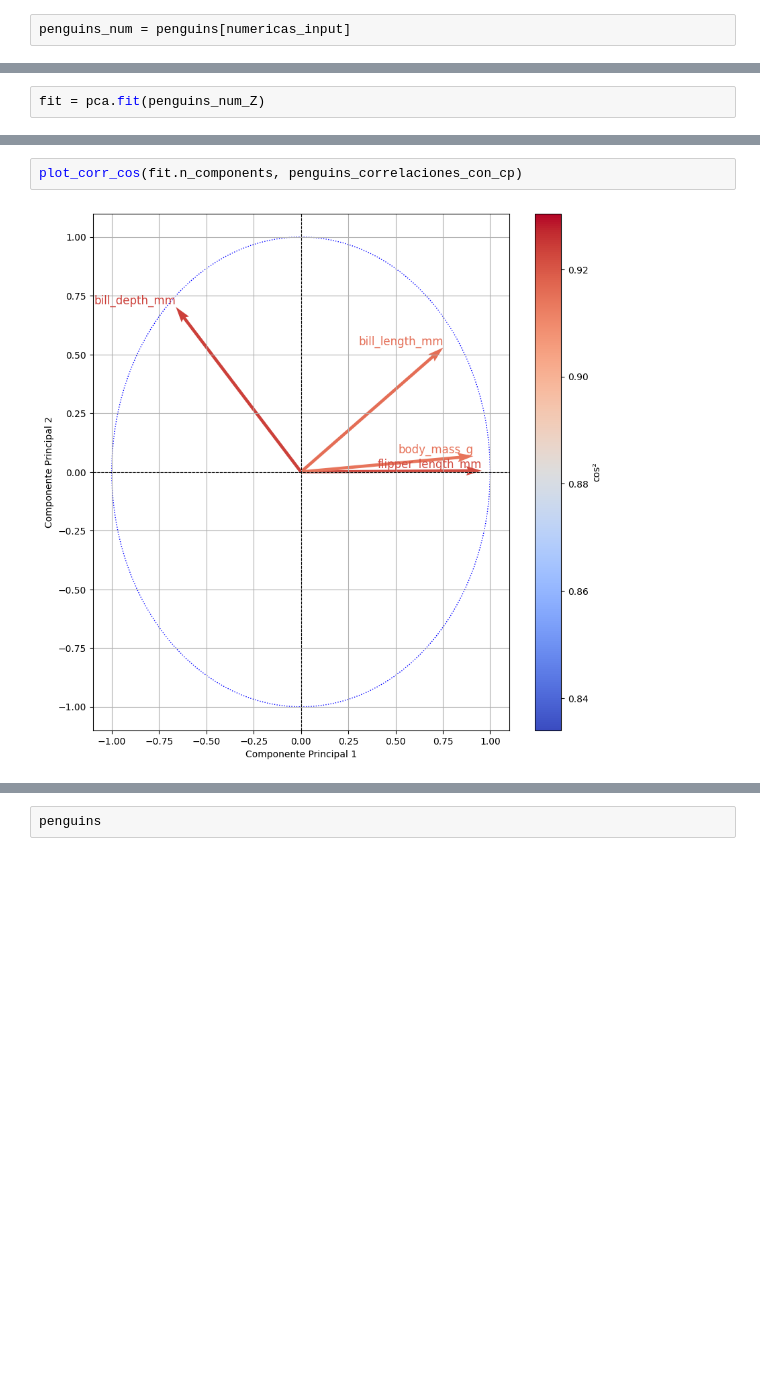
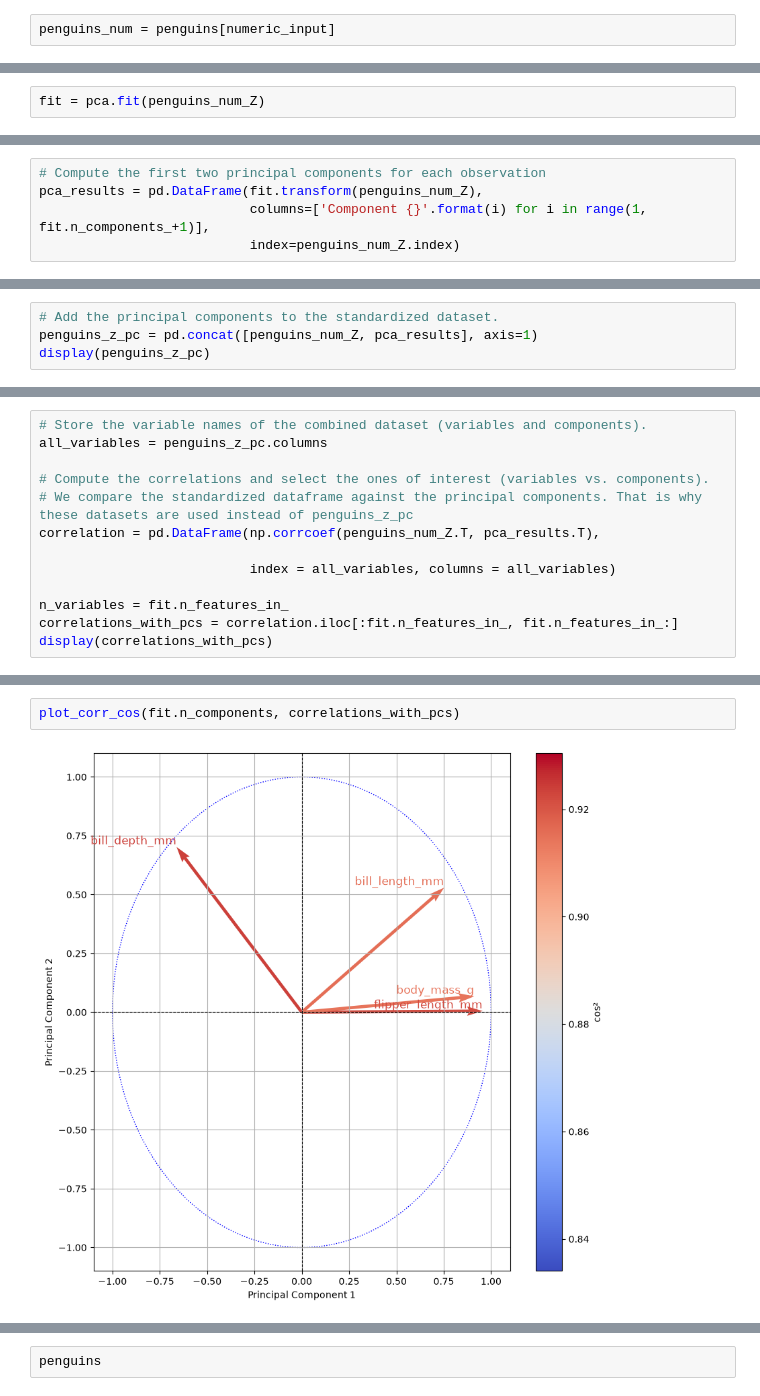
Before and after one commit to adoviguerav/penguins_pca_clustering, a Jupyter notebook: PCA_Clustering_Adolfo_Viguera.ipynb, the cells around one changed output, grey strips where cells are left out. Cells and saved outputs as stored; diff of their text form; blank space fills up the shorter version.

```diff
--- a/PCA_Clustering_Adolfo_Viguera.ipynb
+++ b/PCA_Clustering_Adolfo_Viguera.ipynb
@@ -137,2 +137,2 @@ categoricas_input = [variable for variable in variables_input if variable not in
 # %%
-penguins_num = penguins[numericas_input]
+penguins_num = penguins[numeric_input]
@@ -280,0 +218,5 @@ En los próximos gráficos observamos los resultados de una forma más visual
+# %%
+# Compute the first two principal components for each observation
+pca_results = pd.DataFrame(fit.transform(penguins_num_Z),
+                           columns=['Component {}'.format(i) for i in range(1, fit.n_components_+1)],
+                           index=penguins_num_Z.index)
@@ -280,0 +225,4 @@ En los próximos gráficos observamos los resultados de una forma más visual
+# %%
+# Add the principal components to the standardized dataset.
+penguins_z_pc = pd.concat([penguins_num_Z, pca_results], axis=1)
+display(penguins_z_pc)
@@ -280,0 +245,13 @@ En los próximos gráficos observamos los resultados de una forma más visual
+# %%
+# Store the variable names of the combined dataset (variables and components).
+all_variables = penguins_z_pc.columns
+
+# Compute the correlations and select the ones of interest (variables vs. components).
+# We compare the standardized dataframe against the principal components. That is why these datasets are used instead of penguins_z_pc
+correlation = pd.DataFrame(np.corrcoef(penguins_num_Z.T, pca_results.T),
+
+                           index = all_variables, columns = all_variables)
+
+n_variables = fit.n_features_in_
+correlations_with_pcs = correlation.iloc[:fit.n_features_in_, fit.n_features_in_:]
+display(correlations_with_pcs)
@@ -285,4 +285,4 @@ plot_cos2_heatmap(cos2)
 # %%
-plot_corr_cos(fit.n_components, penguins_correlaciones_con_cp)
+plot_corr_cos(fit.n_components, correlations_with_pcs)
 # %% [output]
-[figure, old version]
+[figure, new version]
```
Also changed, not shown: parts of 131 cells of this notebook, 4 other files.
